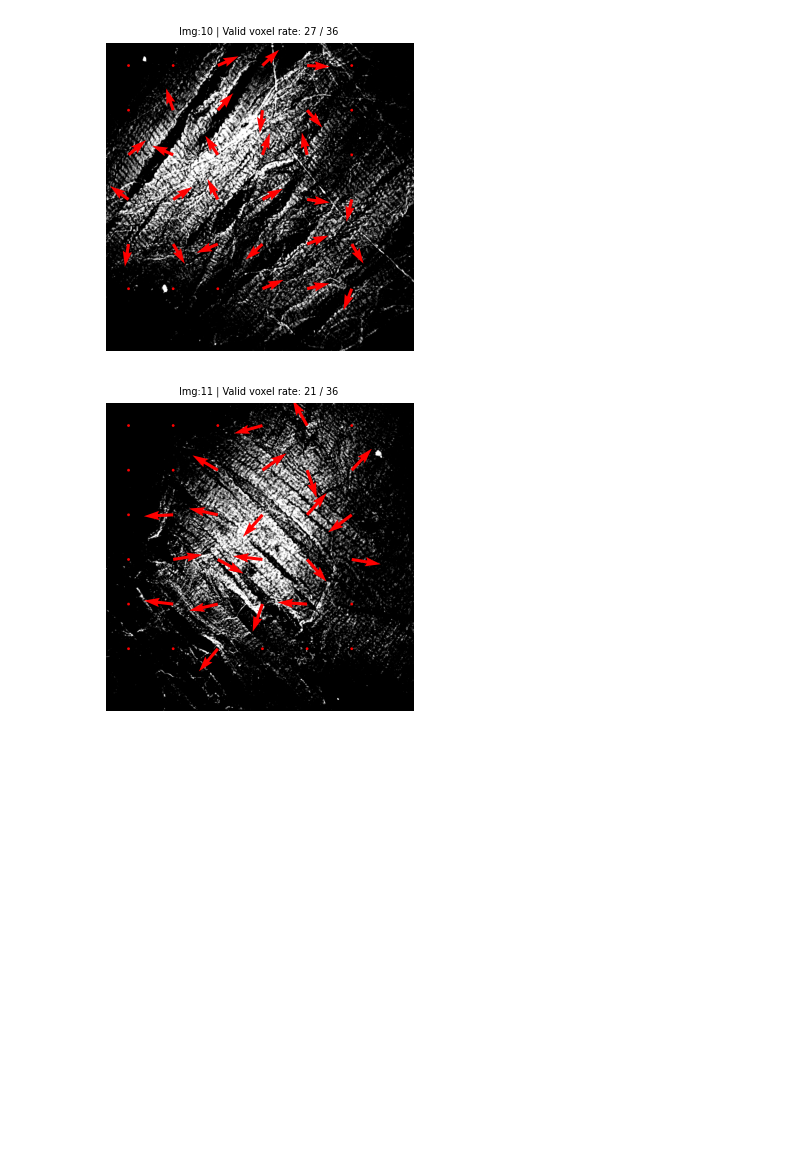
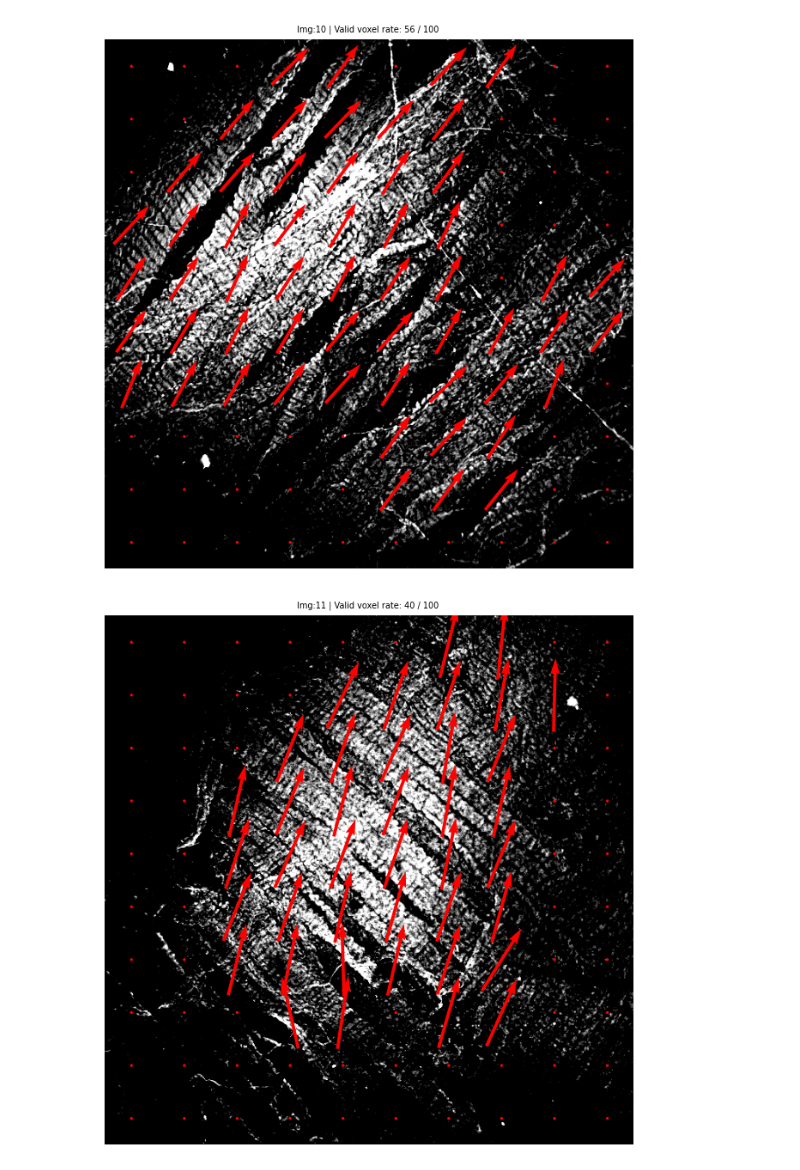
Before and after one commit to hkc5/fiber-prediction, a Jupyter notebook: vector_map.ipynb, the cells around one changed output. Cells and saved outputs as stored; diff of their text form; code cells hidden in the pictures; blank space fills up the shorter version.

```diff
--- a/vector_map.ipynb
+++ b/vector_map.ipynb
@@ -25,9 +25,7 @@ def get_feature_vector(image, grid_q= 4, no_orientation= 8):
         ppc= (int(image.shape[0]/grid_q), int(image.shape[1]/grid_q))
         hog_features= hog(image, orientations= no_orientation, pixels_per_cell= (int(image.shape[0]/grid_q), int(image.shape[1]/grid_q)),
                         cells_per_block=(1, 1), feature_vector= True)
-
     return hog_features
-
 
 def slice_image(image_path, voxel_size):
     image= Image.open(image_path)
@@ -36,8 +34,8 @@ def slice_image(image_path, voxel_size):
     sliced_list= []
     pos_list= np.empty((0, 2))
 
-    for y in range(0, image_height-voxel_size, voxel_size):
-        for x in range(0, image_width-voxel_size, voxel_size):
+    for y in range(0, image_height-voxel_size+1, voxel_size):
+        for x in range(0, image_width-voxel_size+1, voxel_size):
             box = (x, y, x + voxel_size, y + voxel_size)
             voxel = image.crop(box)
             sliced_list.append(voxel)
@@ -53,41 +51,44 @@ def check_image(image):
         valid= False
     return valid
 
-VOXEL_SIZE= 100
 GRIDQ= np.arange(1, 6)
+VOXEL_SIZE= 69
+file_dir= "./pictures/por_image/"
+file_list= [file for file in os.listdir(file_dir) if file.endswith(".png")]
+file_list= ["10.png", "11.png"]
+# file_list= ["hak.png"]
 
-file_list= [file for file in os.listdir("./pictures/por_image/") if file.endswith(".png")]
-file_list= ["10.png", "11.png"]
 for img_name in file_list:
-    img_dir= "./pictures/por_image/" + img_name
+    img_dir= file_dir + img_name
     voxel_list, pos_list= slice_image(img_dir, VOXEL_SIZE)
     angle_list= []
     x= pos_list[:, 0] + VOXEL_SIZE/2
     y= pos_list[:, 1] + VOXEL_SIZE/2
     u= []
     v= []
-    w= 1
+    w= 0.01 * VOXEL_SIZE
     valid_count, invalid_count= 0, 0
     for voxel in voxel_list:
         if check_image(voxel):
             feature_vector= get_feature_vector(np.array(voxel), GRIDQ)
-            angle= float(model.predict(feature_vector.reshape(1, -1)))
+            angle= float(model.predict(feature_vector.reshape(1, -1))) * (np.pi/180)
             angle_list.append(angle)
             u.append(w*np.cos(angle))
             v.append(w*np.sin(angle))
 
             valid_count += 1
         else:
             angle_list.append(None)
             u.append(0)
             v.append(0)
             invalid_count += 1
 
-    plt.figure(figsize= (4, 4))
+    plt.figure(figsize= (8, 8))
     plt.imshow(Image.open(img_dir).convert("L"), cmap= "gray")
-    plt.quiver(x, y, u, v, color= "red", width= .01)
+    plt.quiver(x, y, u, v, color= "red", pivot= "middle")
+
     plt.axis("off")
     plt.title(f"Img:{img_name[:2]} | Valid voxel rate: {valid_count} / {valid_count+invalid_count} ", fontsize= 7)
 # %% [output]
-[figure, old version]
+[figure, new version]
-[figure, old version]
+[figure, new version]
```
Also changed, not shown: parts of 1 cell of this notebook, 5 other files.
